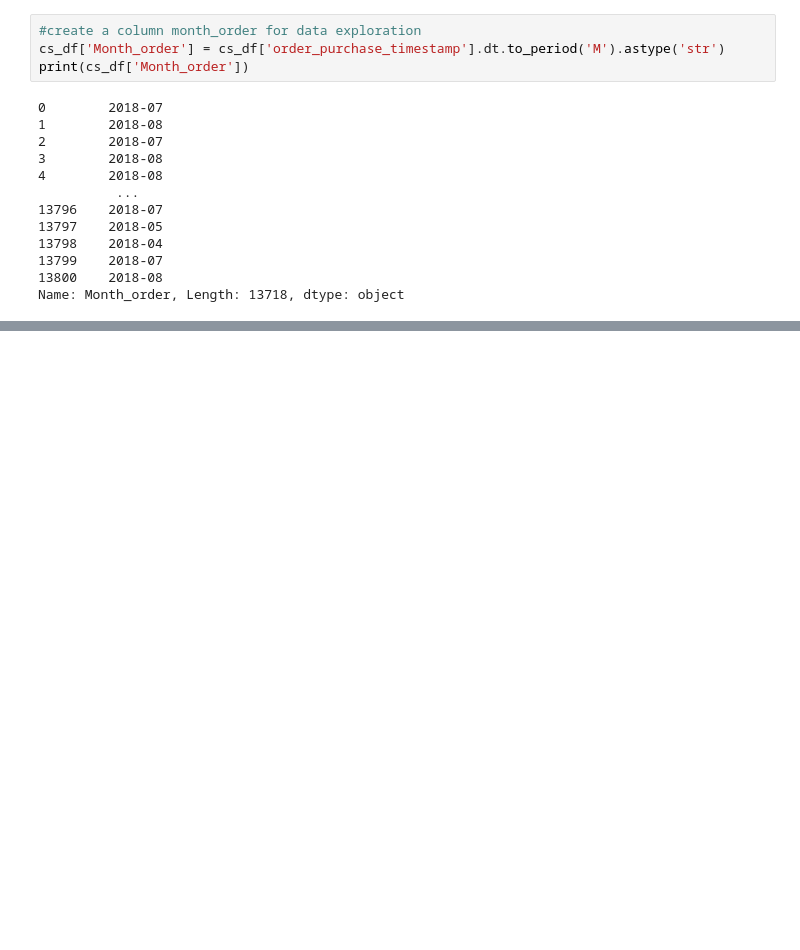
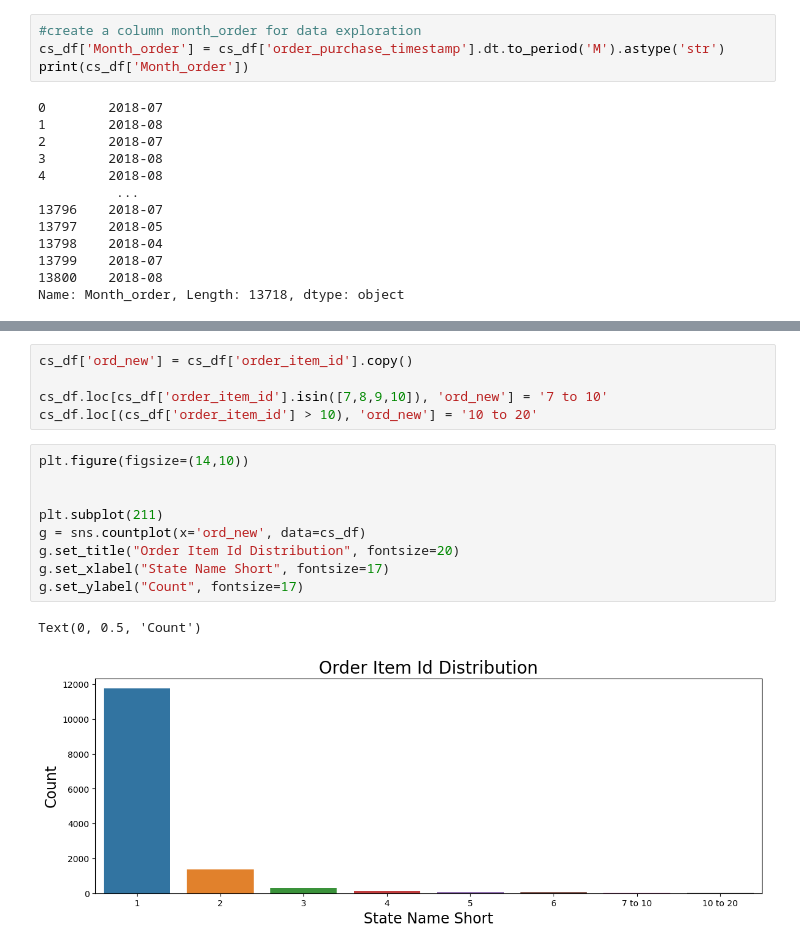
Before and after one commit to MatteoFerraresi/267161, a Jupyter notebook: main.ipynb, the cells around one changed output, grey strips where cells are left out. Cells and saved outputs as stored; diff of their text form; blank space fills up the shorter version.

```diff
--- a/main.ipynb
+++ b/main.ipynb
@@ -178,0 +240,17 @@ Name: Month_order, Length: 13718, dtype: object
+# %%
+cs_df['ord_new'] = cs_df['order_item_id'].copy()
+
+cs_df.loc[cs_df['order_item_id'].isin([7,8,9,10]), 'ord_new'] = '7 to 10'
+cs_df.loc[(cs_df['order_item_id'] > 10), 'ord_new'] = '10 to 20'
+# %%
+plt.figure(figsize=(14,10))
+
+
+plt.subplot(211)
+g = sns.countplot(x='ord_new', data=cs_df)
+g.set_title("Order Item Id Distribution", fontsize=20)
+g.set_xlabel("State Name Short", fontsize=17)
+g.set_ylabel("Count", fontsize=17)
+# %% [output]
+Text(0, 0.5, 'Count')
+[figure, added]
```
Also changed, not shown: parts of 25 cells of this notebook.
